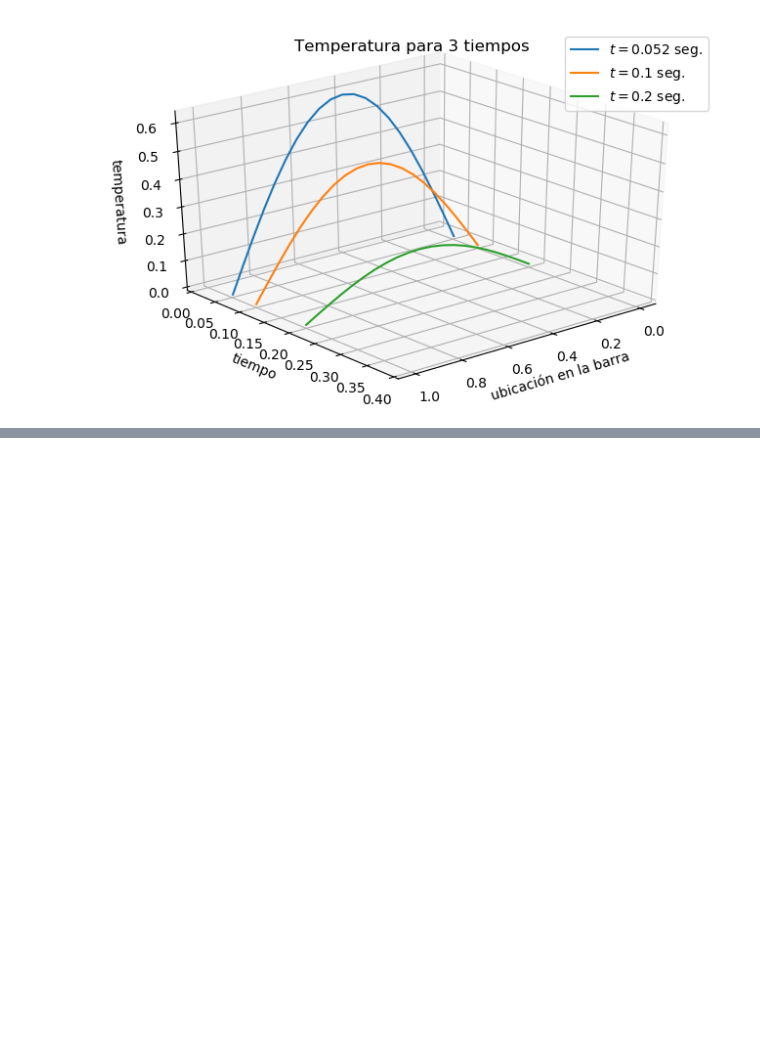
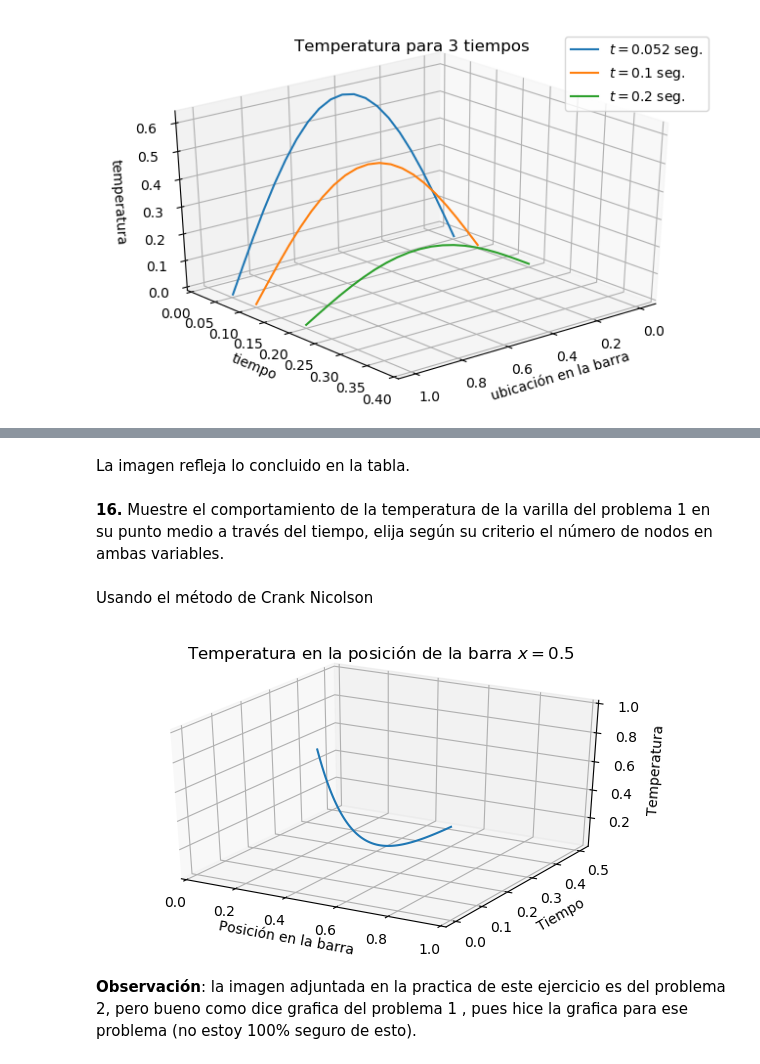
Before and after one commit to Coracaos/Metodos-Numericos-EDP, a Jupyter notebook: practica01.ipynb, the cells around one changed output, grey strips where cells are left out. Drawn from its saved outputs; the diff is of its cells as text; code cells hidden in the pictures; blank space fills up the shorter version.

```diff
--- a/practica01.ipynb
+++ b/practica01.ipynb
@@ -418,0 +551,27 @@ plt.show()
+# %% [markdown]
+La imagen refleja lo concluido en la tabla.
+# %% [markdown]
+**16\.** Muestre el comportamiento de la temperatura de la varilla del problema 1 en su punto medio a través del tiempo, elija según su criterio el número de nodos en ambas variables.
+# %% [markdown]
+Usando el método de Crank Nicolson
+# %%
+solutions = mt.metodoCrankNicolson(0.9, 1, 0.5, 0.1, 0.005, lambda x: np.sin(np.pi*x), lambda x: 0, lambda x: 0)
+# %%
+t = np.linspace(0, 0.5, 101)
+# %%
+fig = plt.figure(figsize=(7.0, 4.0), dpi=100)
+ax = fig.add_subplot(111, projection="3d")
+
+ax.plot(np.full(len(t), 0.5), t, solutions[:,5])
+
+ax.set_title("Temperatura en la posición de la barra $x=0.5$")
+ax.set_xlabel("Posición en la barra")
+ax.set_ylabel("Tiempo")
+ax.set_zlabel("Temperatura")
+ax.set_xlim(0, 1)
+
+plt.show()
+# %% [output]
+[figure, added]
+# %% [markdown]
+**Observación**: la imagen adjuntada en la practica de este ejercicio es del problema 2, pero bueno como dice grafica del problema 1 , pues hice la grafica para ese problema (no estoy 100% seguro de esto).
```
Also changed, not shown: parts of 62 cells of this notebook, 2 other files.
